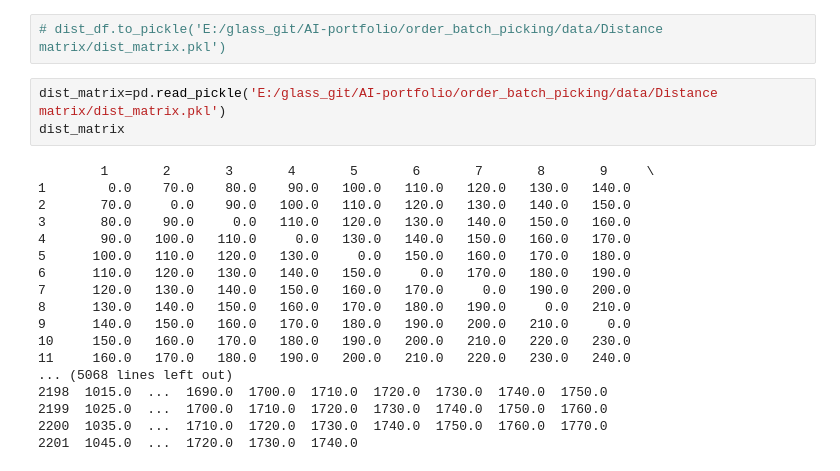
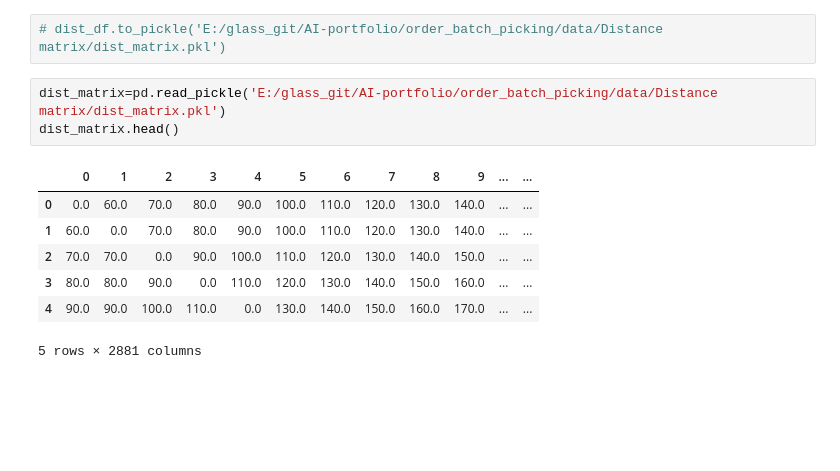
Before and after one commit to GritGlass/AI-portfolio, a Jupyter notebook: order_batch_picking/src/Distance_Matrix_Prep.ipynb, the cells around one changed output. Drawn from its saved outputs; the diff is of its cells as text; blank space fills up the shorter version.

Commit message:
distance matrix save

```diff
--- a/order_batch_picking/src/Distance_Matrix_Prep.ipynb
+++ b/order_batch_picking/src/Distance_Matrix_Prep.ipynb
@@ -330,22 +330,12 @@ dist_df.head()
 # dist_df.to_pickle('E:/glass_git/AI-portfolio/order_batch_picking/data/Distance matrix/dist_matrix.pkl')
 # %%
 dist_matrix=pd.read_pickle('E:/glass_git/AI-portfolio/order_batch_picking/data/Distance matrix/dist_matrix.pkl')
-dist_matrix
+dist_matrix.head()
 # %% [output]
+|  | 0 | 1 | 2 | 3 | 4 | 5 | 6 | 7 | 8 | 9 | ... | ... |
+| 0 | 0.0 | 60.0 | 70.0 | 80.0 | 90.0 | 100.0 | 110.0 | 120.0 | 130.0 | 140.0 | ... | ... |
+| 1 | 60.0 | 0.0 | 70.0 | 80.0 | 90.0 | 100.0 | 110.0 | 120.0 | 130.0 | 140.0 | ... | ... |
+| 2 | 70.0 | 70.0 | 0.0 | 90.0 | 100.0 | 110.0 | 120.0 | 130.0 | 140.0 | 150.0 | ... | ... |
+| 3 | 80.0 | 80.0 | 90.0 | 0.0 | 110.0 | 120.0 | 130.0 | 140.0 | 150.0 | 160.0 | ... | ... |
+| 4 | 90.0 | 90.0 | 100.0 | 110.0 | 0.0 | 130.0 | 140.0 | 150.0 | 160.0 | 170.0 | ... | ... |
-        1       2       3       4       5       6       7       8       9     \
-1        0.0    70.0    80.0    90.0   100.0   110.0   120.0   130.0   140.0
-2       70.0     0.0    90.0   100.0   110.0   120.0   130.0   140.0   150.0
-3       80.0    90.0     0.0   110.0   120.0   130.0   140.0   150.0   160.0
-4       90.0   100.0   110.0     0.0   130.0   140.0   150.0   160.0   170.0
-5      100.0   110.0   120.0   130.0     0.0   150.0   160.0   170.0   180.0
-6      110.0   120.0   130.0   140.0   150.0     0.0   170.0   180.0   190.0
-7      120.0   130.0   140.0   150.0   160.0   170.0     0.0   190.0   200.0
-8      130.0   140.0   150.0   160.0   170.0   180.0   190.0     0.0   210.0
-9      140.0   150.0   160.0   170.0   180.0   190.0   200.0   210.0     0.0
-10     150.0   160.0   170.0   180.0   190.0   200.0   210.0   220.0   230.0
-11     160.0   170.0   180.0   190.0   200.0   210.0   220.0   230.0   240.0
-... (5068 lines left out)
-2198  1015.0  ...  1690.0  1700.0  1710.0  1720.0  1730.0  1740.0  1750.0
-2199  1025.0  ...  1700.0  1710.0  1720.0  1730.0  1740.0  1750.0  1760.0
-2200  1035.0  ...  1710.0  1720.0  1730.0  1740.0  1750.0  1760.0  1770.0
-2201  1045.0  ...  1720.0  1730.0  1740.0
+5 rows × 2881 columns
```
Also changed, not shown: parts of 2 cells of this notebook.
